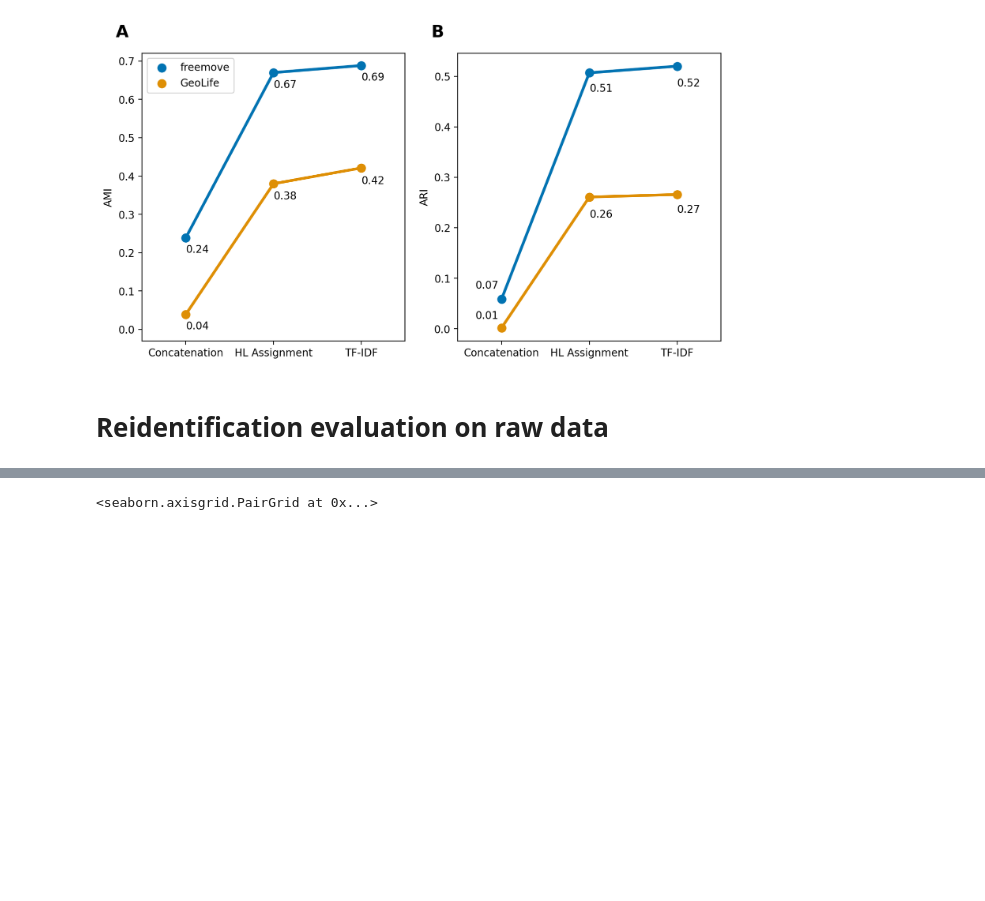
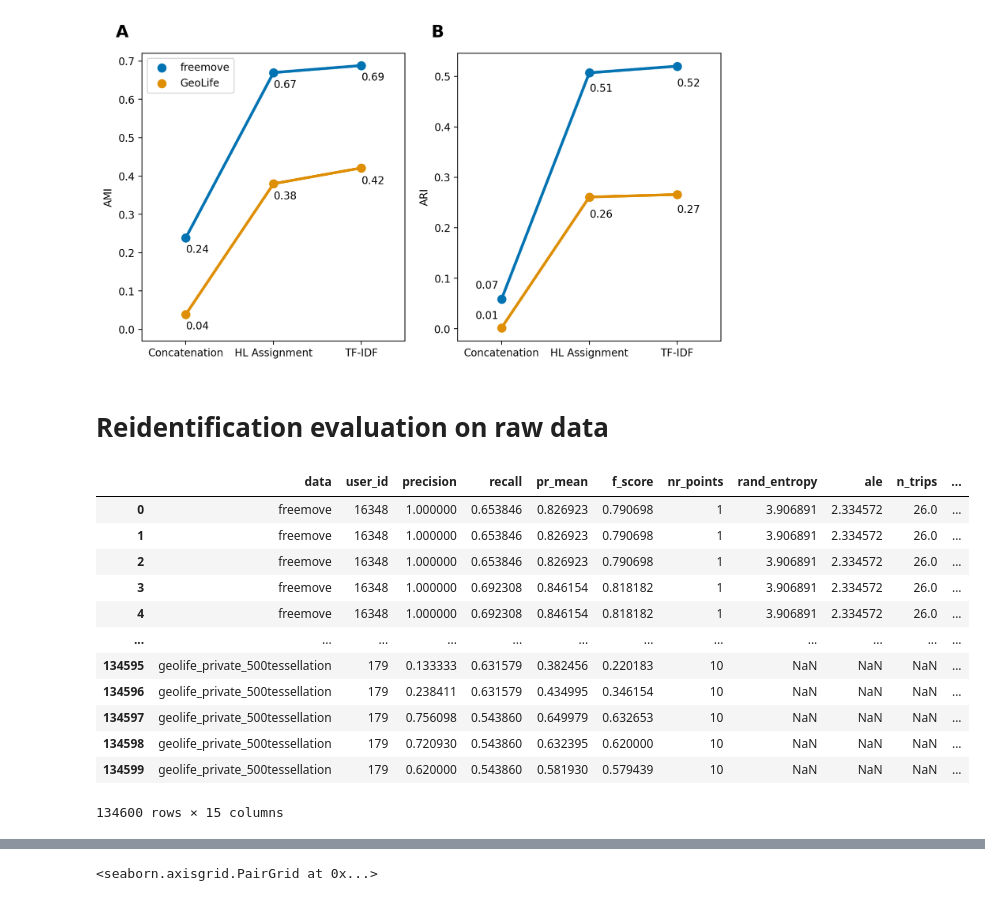
Before and after one commit to benediktstroebl/Master-Thesis, a Jupyter notebook: evaluation.ipynb, the cells around one changed output, grey strips where cells are left out. Cells and saved outputs as stored; diff of their text form; code cells hidden in the pictures; blank space fills up the shorter version.

```diff
--- a/evaluation.ipynb
+++ b/evaluation.ipynb
@@ -119,5 +120,19 @@ scores = pd.read_csv('reident_scores.csv')
 # %%
-scores['user_id'] = scores.user_id.astype(str)
+scores
+# %% [output]
+|  | data | user_id | precision | recall | pr_mean | f_score | nr_points | rand_entropy | ale | n_trips | ... |
+| 0 | freemove | 16348 | 1.000000 | 0.653846 | 0.826923 | 0.790698 | 1 | 3.906891 | 2.334572 | 26.0 | ... |
+| 1 | freemove | 16348 | 1.000000 | 0.653846 | 0.826923 | 0.790698 | 1 | 3.906891 | 2.334572 | 26.0 | ... |
+| 2 | freemove | 16348 | 1.000000 | 0.653846 | 0.826923 | 0.790698 | 1 | 3.906891 | 2.334572 | 26.0 | ... |
+| 3 | freemove | 16348 | 1.000000 | 0.692308 | 0.846154 | 0.818182 | 1 | 3.906891 | 2.334572 | 26.0 | ... |
+| 4 | freemove | 16348 | 1.000000 | 0.692308 | 0.846154 | 0.818182 | 1 | 3.906891 | 2.334572 | 26.0 | ... |
+| ... | ... | ... | ... | ... | ... | ... | ... | ... | ... | ... | ... |
+| 134595 | geolife_private_500tessellation | 179 | 0.133333 | 0.631579 | 0.382456 | 0.220183 | 10 | NaN | NaN | NaN | ... |
+| 134596 | geolife_private_500tessellation | 179 | 0.238411 | 0.631579 | 0.434995 | 0.346154 | 10 | NaN | NaN | NaN | ... |
+| 134597 | geolife_private_500tessellation | 179 | 0.756098 | 0.543860 | 0.649979 | 0.632653 | 10 | NaN | NaN | NaN | ... |
+| 134598 | geolife_private_500tessellation | 179 | 0.720930 | 0.543860 | 0.632395 | 0.620000 | 10 | NaN | NaN | NaN | ... |
+| 134599 | geolife_private_500tessellation | 179 | 0.620000 | 0.543860 | 0.581930 | 0.579439 | 10 | NaN | NaN | NaN | ... |
+134600 rows × 15 columns
 # %%
 data_freemove = scores.query("data=='freemove' and nr_points==4").sort_values('fscore_user_mean', ascending=False)
 data_geolife = scores.query("data=='geolife' and nr_points==4").sort_values('fscore_user_mean', ascending=False)
```
Also changed, not shown: parts of 6 cells of this notebook.
